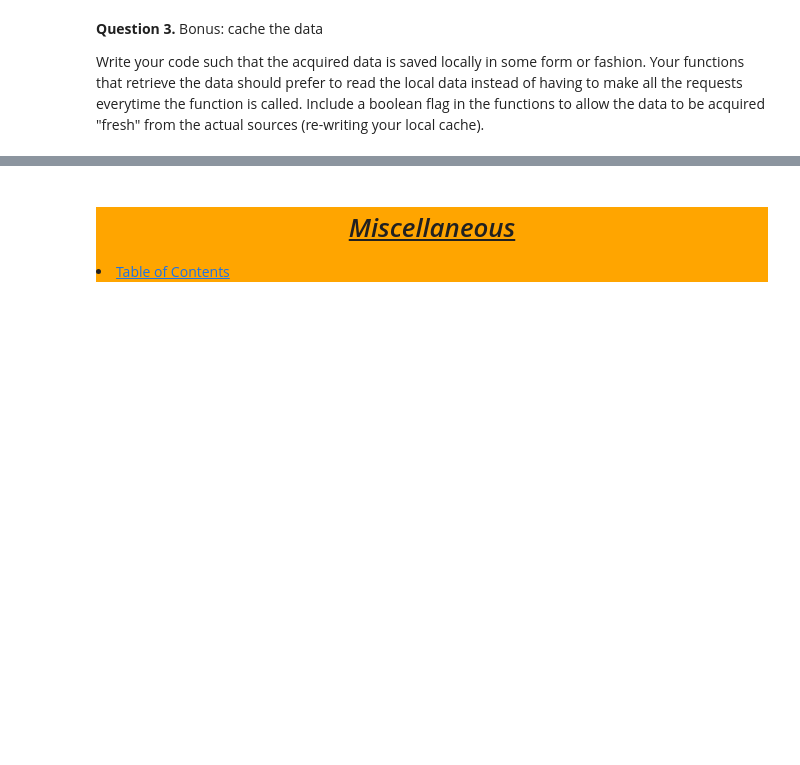
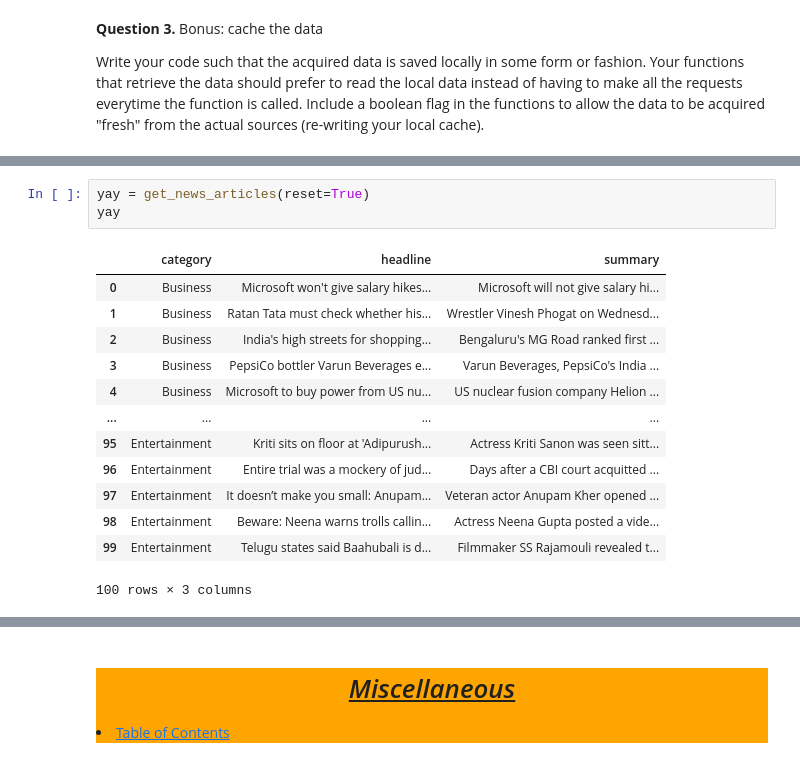
Before and after one commit to Jared-Wood135/natural-language-processing-exercises, a Jupyter notebook: acquire.ipynb, the cells around one changed output, grey strips where cells are left out. Saved outputs shown, nothing was run; the diff lists cells and outputs as text; blank space fills up the shorter version.

```diff
--- a/acquire.ipynb
+++ b/acquire.ipynb
@@ -417,0 +568,17 @@ Write your code such that the acquired data is saved locally in some form or fas
+# %%
+yay = get_news_articles(reset=True)
+yay
+# %% [output]
+|  | category | headline | summary |
+| 0 | Business | Microsoft won't give salary hikes... | Microsoft will not give salary hi... |
+| 1 | Business | Ratan Tata must check whether his... | Wrestler Vinesh Phogat on Wednesd... |
+| 2 | Business | India's high streets for shopping... | Bengaluru's MG Road ranked first ... |
+| 3 | Business | PepsiCo bottler Varun Beverages e... | Varun Beverages, PepsiCo's India ... |
+| 4 | Business | Microsoft to buy power from US nu... | US nuclear fusion company Helion ... |
+| ... | ... | ... | ... |
+| 95 | Entertainment | Kriti sits on floor at 'Adipurush... | Actress Kriti Sanon was seen sitt... |
+| 96 | Entertainment | Entire trial was a mockery of jud... | Days after a CBI court acquitted ... |
+| 97 | Entertainment | It doesn’t make you small: Anupam... | Veteran actor Anupam Kher opened ... |
+| 98 | Entertainment | Beware: Neena warns trolls callin... | Actress Neena Gupta posted a vide... |
+| 99 | Entertainment | Telugu states said Baahubali is d... | Filmmaker SS Rajamouli revealed t... |
+100 rows × 3 columns
```
Also changed, not shown: parts of 33 cells of this notebook, 1 other file.
